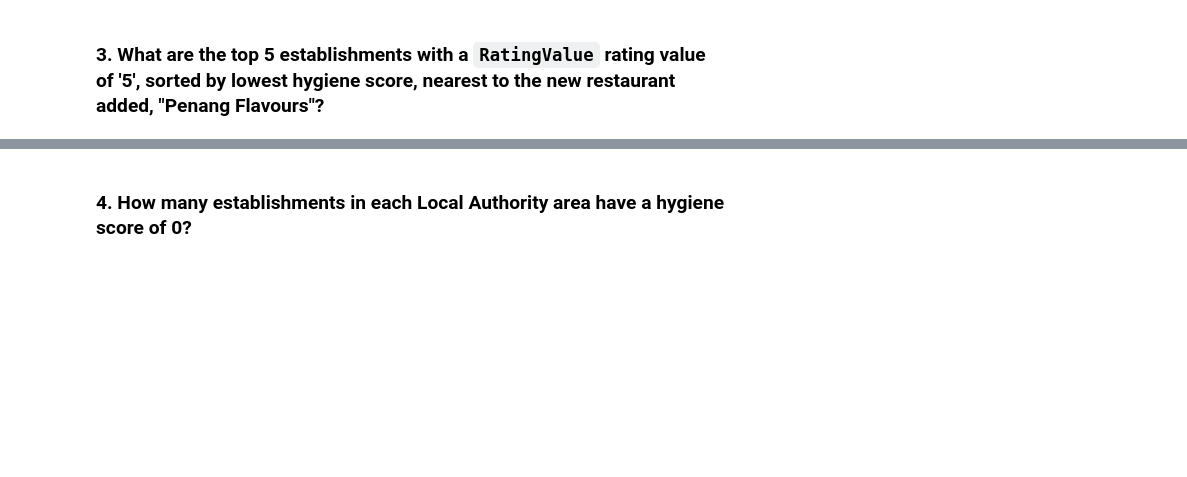
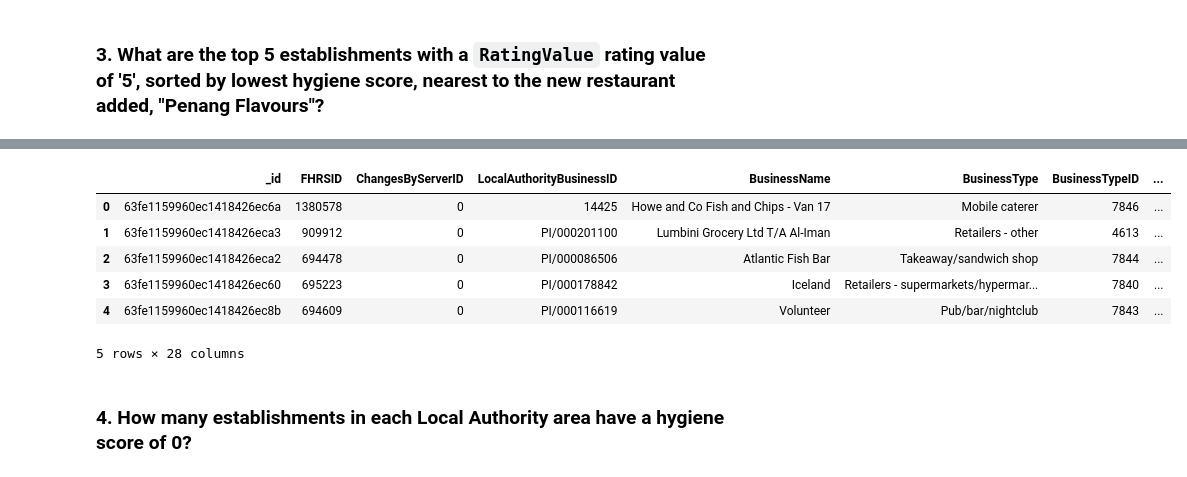
Before and after one commit to wingylui/nosql-challenge, a Jupyter notebook: NoSQL_analysis_starter.ipynb, the cells around one changed output, grey strips where cells are left out. Saved outputs shown, nothing was run; the diff lists cells and outputs as text; code cells hidden in the pictures; blank space fills up the shorter version.

```diff
--- a/NoSQL_analysis_starter.ipynb
+++ b/NoSQL_analysis_starter.ipynb
@@ -89,10 +141,26 @@ query =
 # Sort by hygiene score
 
 degree_search = 0.01
-latitude =
-longitude =
 
-query =
-sort =
+# finding the upper and lower range of latitude
+latitude_result = establishment.find_one({"BusinessName" : "Penang Flavours"}, {"geocode.latitude" : 1})
+latitude_upper = latitude_result["geocode"]["latitude"] + degree_search
+latitude_lower = latitude_result["geocode"]["latitude"] - degree_search
+
+# finding the upper and lower range of longitude
+longitude_result = establishment.find_one({"BusinessName" : "Penang Flavours"}, {"geocode.longitude" : 1})
+longitude_upper = longitude_result["geocode"]["longitude"] + degree_search
+longitude_lower = longitude_result["geocode"]["longitude"] - degree_search
+
+# obtaining documents with only ratingvalue = 5 and within the range of latitude and longitude
+query = {"RatingValue" : "5",
+         "geocode.latitude" : {"$gte" : latitude_lower, "$lte" : latitude_upper},
+         "geocode.longitude" : {"$gte" : longitude_lower, "$lte" : longitude_upper}}
+
+
+sort_query =  [("scores.Hygiene", 1)] # sort the hygiene score (ascending order : 1, descending order : -1)
+limit_query = 5 # limited to 5 output
 
 # Print the results
+results = list(establishment.find(query).sort(sort_query).limit(limit_query))
+pprint(results)
@@ -99,5 +185,15 @@ sort =
 # %%
 # Convert result to Pandas DataFrame
+df_top5 = pd.DataFrame(results)
+df_top5
+# %% [output]
+|  | _id | FHRSID | ChangesByServerID | LocalAuthorityBusinessID | BusinessName | BusinessType | BusinessTypeID | ... |
+| 0 | 63fe1159960ec1418426ec6a | 1380578 | 0 | 14425 | Howe and Co Fish and Chips - Van 17 | Mobile caterer | 7846 | ... |
+| 1 | 63fe1159960ec1418426eca3 | 909912 | 0 | PI/000201100 | Lumbini Grocery Ltd T/A Al-Iman | Retailers - other | 4613 | ... |
+| 2 | 63fe1159960ec1418426eca2 | 694478 | 0 | PI/000086506 | Atlantic Fish Bar | Takeaway/sandwich shop | 7844 | ... |
+| 3 | 63fe1159960ec1418426ec60 | 695223 | 0 | PI/000178842 | Iceland | Retailers - supermarkets/hypermar... | 7840 | ... |
+| 4 | 63fe1159960ec1418426ec8b | 694609 | 0 | PI/000116619 | Volunteer | Pub/bar/nightclub | 7843 | ... |
+5 rows × 28 columns
 # %% [markdown]
 ### 4. How many establishments in each Local Authority area have a hygiene score of 0?
 # %%
```
Also changed, not shown: parts of 7 cells of this notebook, 1 other file.
